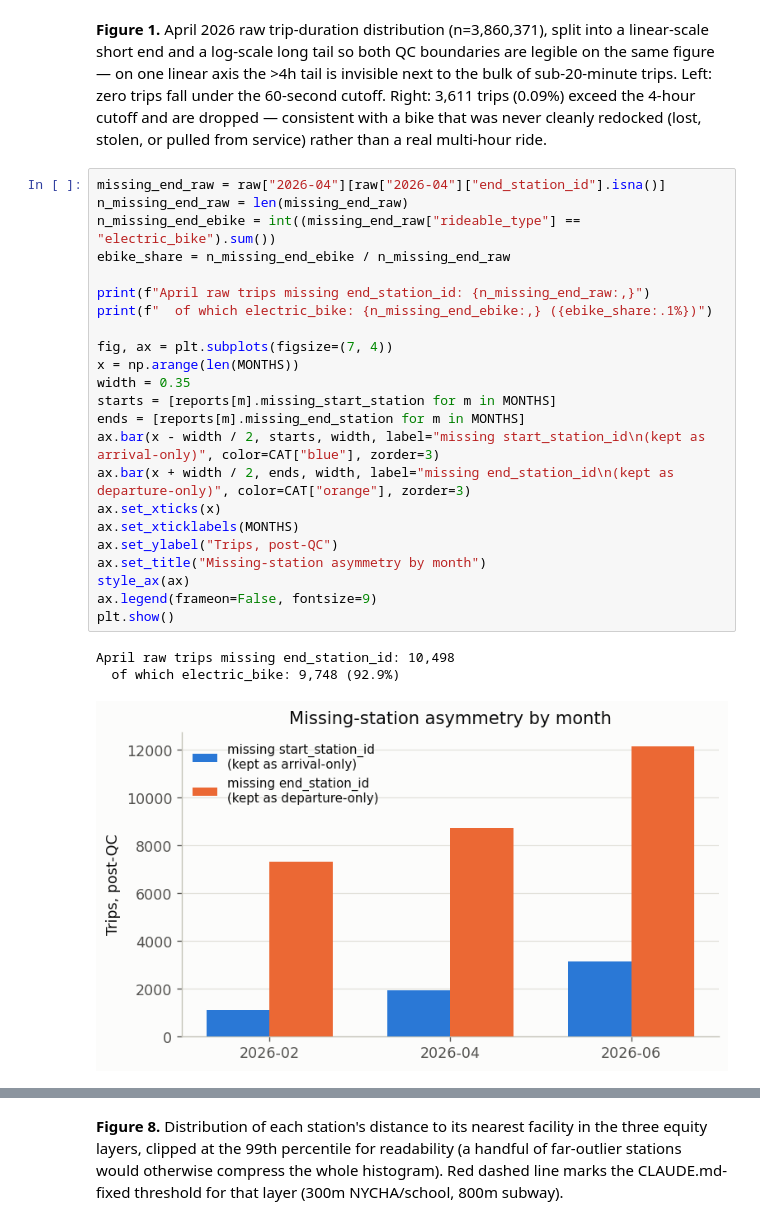
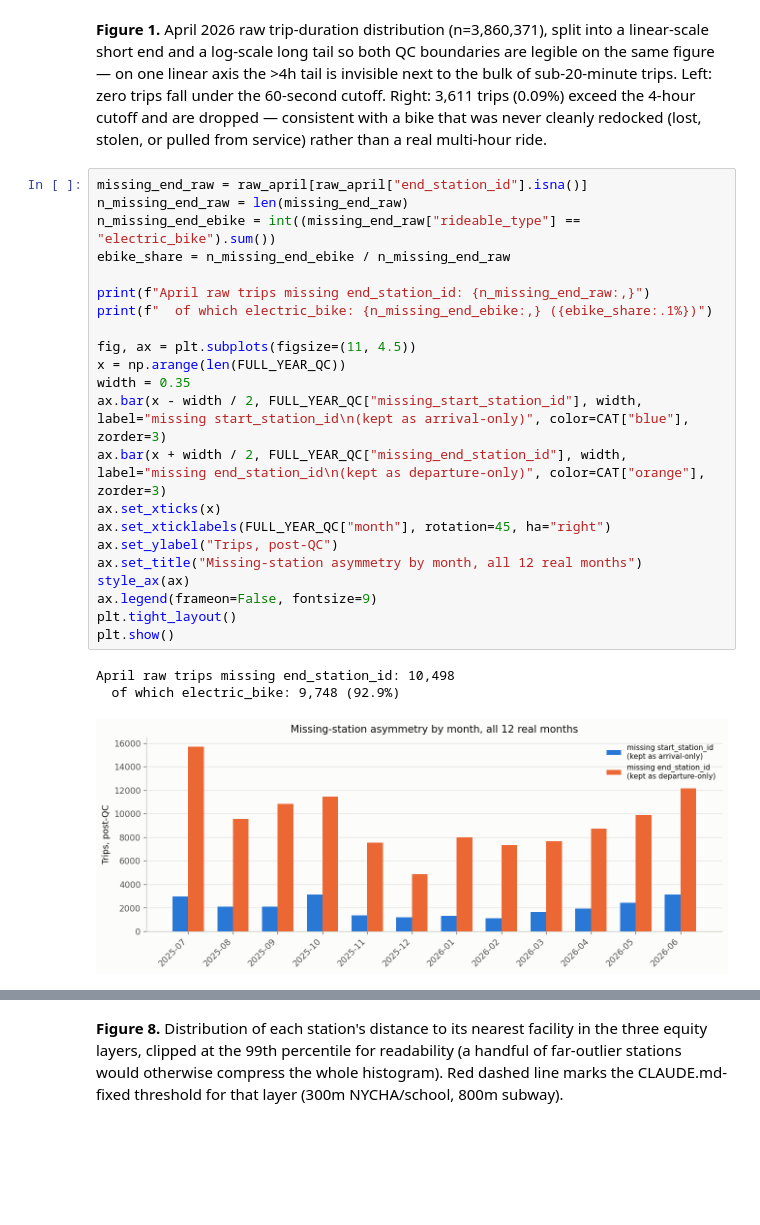
Before and after one commit to rezataeb/nyc-citibike-rebalancing, a Jupyter notebook: notebooks/session_7_5_eda_report.ipynb, the cells around one changed output, grey strips where cells are left out. Cells and saved outputs as stored; diff of their text form; blank space fills up the shorter version.

```diff
--- a/notebooks/session_7_5_eda_report.ipynb
+++ b/notebooks/session_7_5_eda_report.ipynb
@@ -195,30 +236,29 @@ fall under the 60-second cutoff. Right: 3,611 trips (0.09%) exceed the 4-hour cu
 dropped — consistent with a bike that was never cleanly redocked (lost, stolen, or pulled from
 service) rather than a real multi-hour ride.
 # %%
-missing_end_raw = raw["2026-04"][raw["2026-04"]["end_station_id"].isna()]
+missing_end_raw = raw_april[raw_april["end_station_id"].isna()]
 n_missing_end_raw = len(missing_end_raw)
 n_missing_end_ebike = int((missing_end_raw["rideable_type"] == "electric_bike").sum())
 ebike_share = n_missing_end_ebike / n_missing_end_raw
 
 print(f"April raw trips missing end_station_id: {n_missing_end_raw:,}")
 print(f"  of which electric_bike: {n_missing_end_ebike:,} ({ebike_share:.1%})")
 
-fig, ax = plt.subplots(figsize=(7, 4))
-x = np.arange(len(MONTHS))
+fig, ax = plt.subplots(figsize=(11, 4.5))
+x = np.arange(len(FULL_YEAR_QC))
 width = 0.35
-starts = [reports[m].missing_start_station for m in MONTHS]
-ends = [reports[m].missing_end_station for m in MONTHS]
-ax.bar(x - width / 2, starts, width, label="missing start_station_id\n(kept as arrival-only)", color=CAT["blue"], zorder=3)
-ax.bar(x + width / 2, ends, width, label="missing end_station_id\n(kept as departure-only)", color=CAT["orange"], zorder=3)
+ax.bar(x - width / 2, FULL_YEAR_QC["missing_start_station_id"], width, label="missing start_station_id\n(kept as arrival-only)", color=CAT["blue"], zorder=3)
+ax.bar(x + width / 2, FULL_YEAR_QC["missing_end_station_id"], width, label="missing end_station_id\n(kept as departure-only)", color=CAT["orange"], zorder=3)
 ax.set_xticks(x)
-ax.set_xticklabels(MONTHS)
+ax.set_xticklabels(FULL_YEAR_QC["month"], rotation=45, ha="right")
 ax.set_ylabel("Trips, post-QC")
-ax.set_title("Missing-station asymmetry by month")
+ax.set_title("Missing-station asymmetry by month, all 12 real months")
 style_ax(ax)
 ax.legend(frameon=False, fontsize=9)
+plt.tight_layout()
 plt.show()
 # %% [output]
 April raw trips missing end_station_id: 10,498
   of which electric_bike: 9,748 (92.9%)
-[figure, old version]
+[figure, new version]
 # %% [markdown]
```
Also changed, not shown: parts of 48 cells of this notebook, 1 other file.
